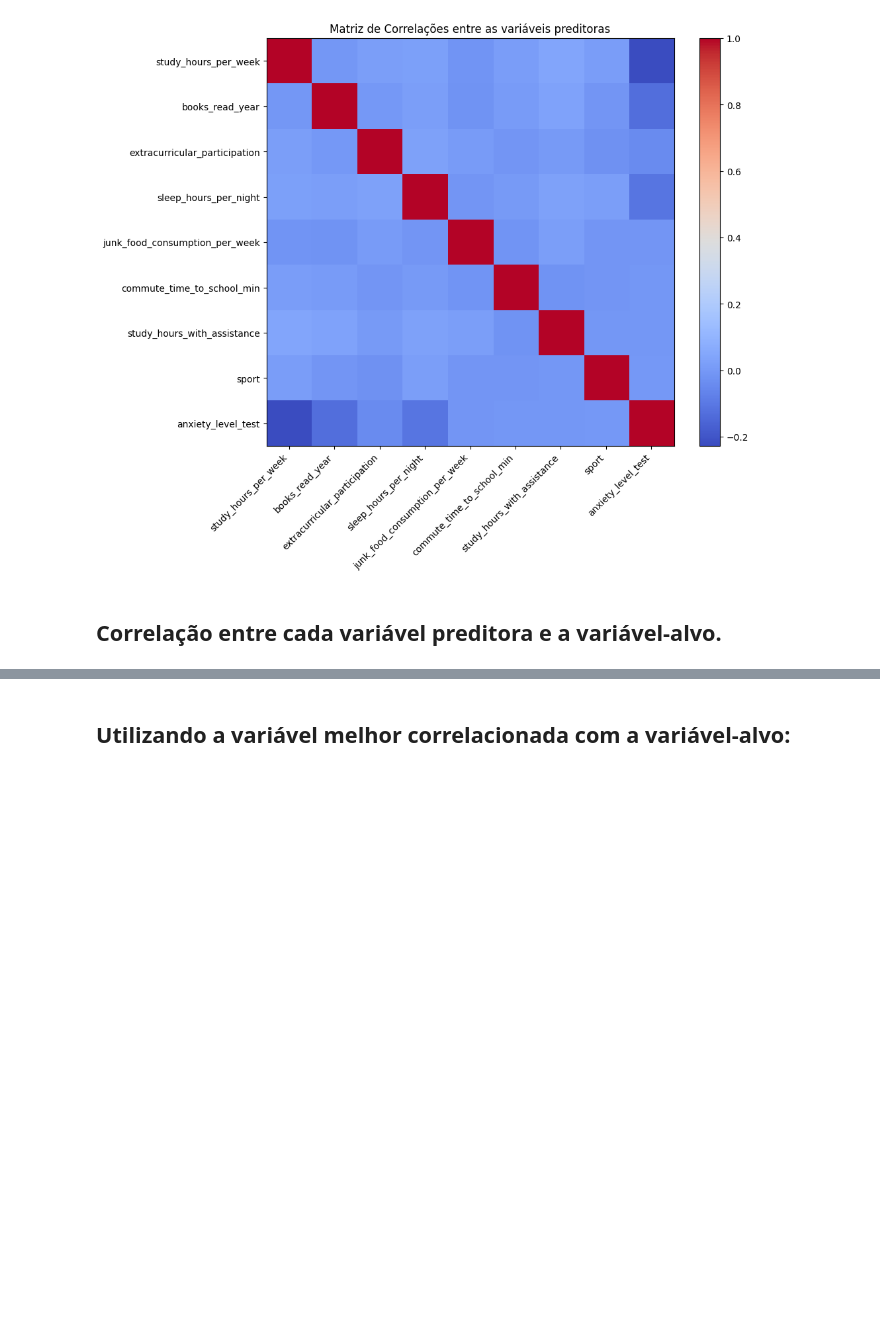
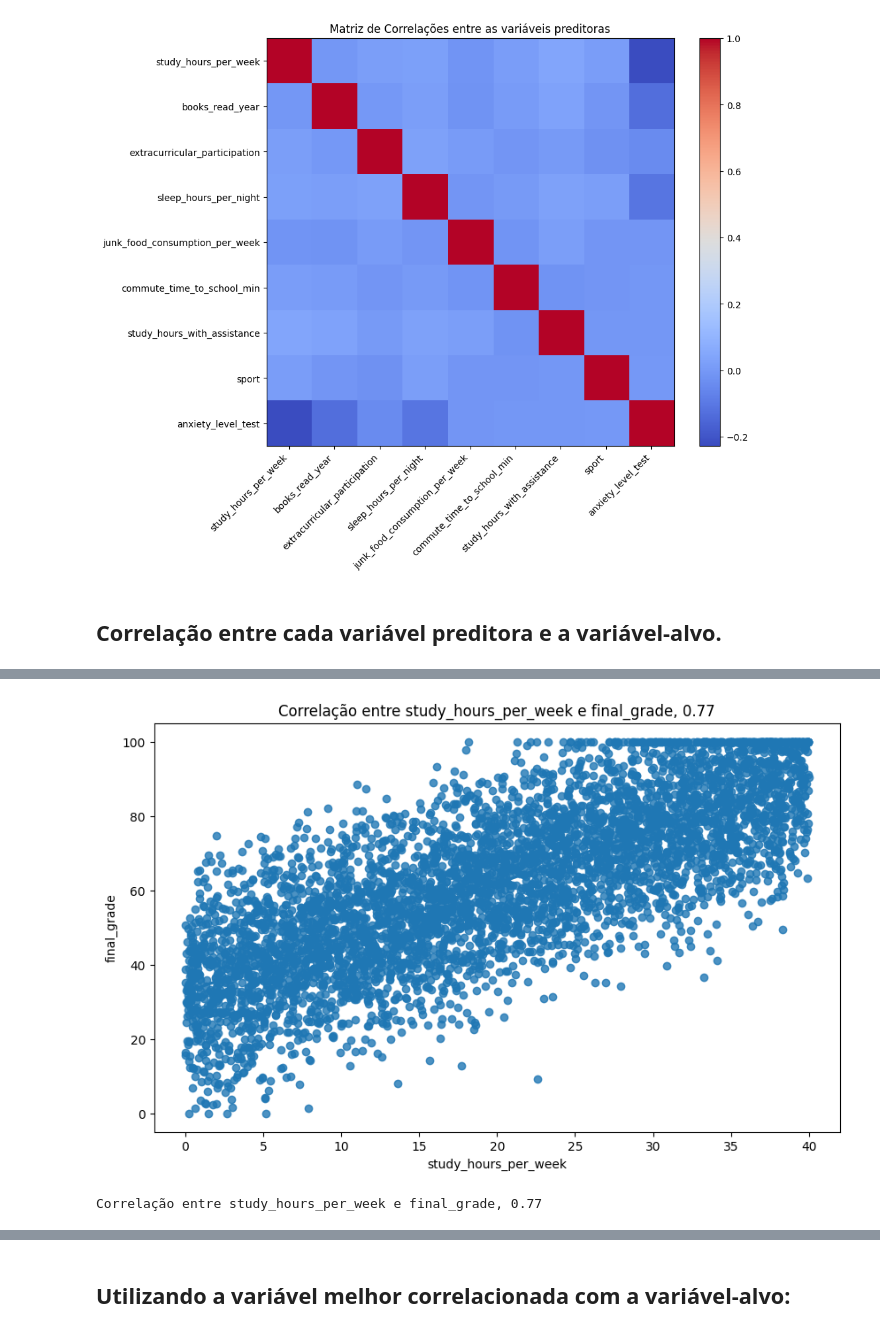
Before and after one commit to nathanzilgo/Data-Science-Notebooks, a Jupyter notebook: Regressão_Múltipla_para_previsão_de_Desempenho_Acadêmico.ipynb, the cells around one changed output, grey strips where cells are left out. Saved outputs shown, nothing was run; the diff lists cells and outputs as text; code cells hidden in the pictures; blank space fills up the shorter version.

```diff
--- a/Regressão_Múltipla_para_previsão_de_Desempenho_Acadêmico.ipynb
+++ b/Regressão_Múltipla_para_previsão_de_Desempenho_Acadêmico.ipynb
@@ -154,0 +209,28 @@ plt.show()
+# %%
+import seaborn as sns
+
+def get_and_plot_correlations(df, target) -> dict:
+  correlations = {}
+
+  for column in df.columns:
+    if column != target:
+      correlation = df[column].corr(df[target])
+      correlations[column] = correlation
+
+      # Scatter plot
+      plt.figure(figsize=(10, 6))
+      sns.regplot(data = df, x = column, y = target)
+      plt.title(f'Correlação entre {column} e {target}, {correlation:.2f}')
+      plt.xlabel(column)
+      plt.ylabel(target)
+      plt.show()
+
+      for column, correlation in correlations.items():
+        print(f'Correlação entre {column} e {target}, {correlation:.2f}')
+
+    return correlations
+# %%
+cors = get_and_plot_correlations(df, 'final_grade')
+# %% [output]
+[figure, added]
+Correlação entre study_hours_per_week e final_grade, 0.77
```
Also changed, not shown: parts of 19 cells of this notebook.
